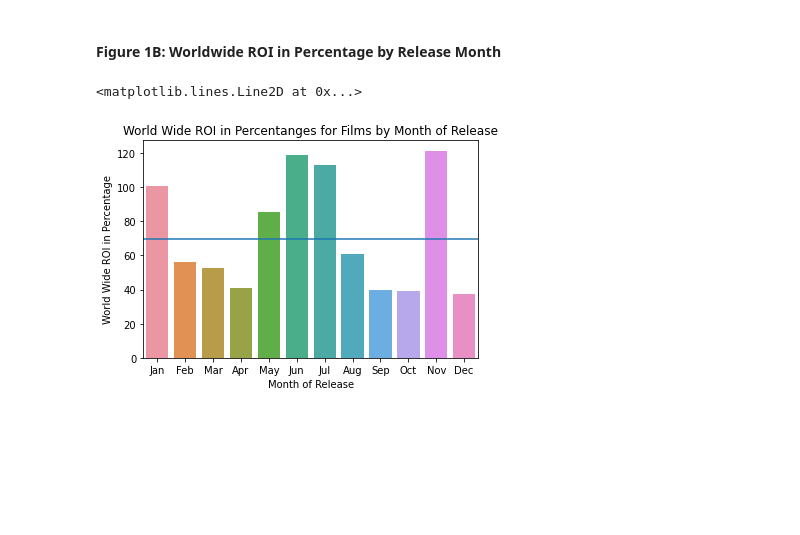
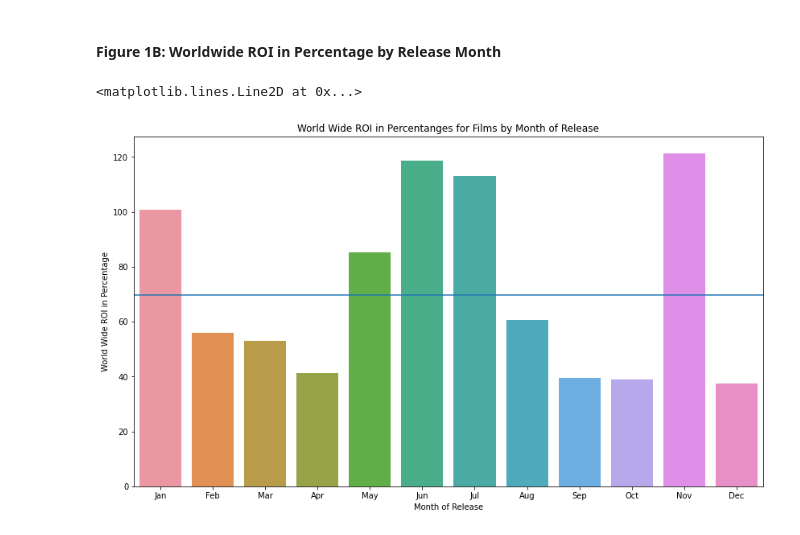
Before and after one commit to sarahadamsjack/phase-1-project-1, a Jupyter notebook: phase-1-main-project.ipynb, the cells around one changed output. Saved outputs shown, nothing was run; the diff lists cells and outputs as text; code cells hidden in the pictures; blank space fills up the shorter version.

```diff
--- a/phase-1-main-project.ipynb
+++ b/phase-1-main-project.ipynb
@@ -374,24 +375,24 @@ ax.axhline(master_data['domestic_ROI_perc'].median())
 # %%
 #graph 2: world wide roi and release month
 #NOTE: WORLD WIDE ROI INCLUDES DOMESTIC ROI
 from numpy import median
-fig, ax = plt.subplots()
+fig, ax = plt.subplots(figsize = (14, 8))
 #setting x and y variables
 y2= master_data['worldwide_ROI_perc']
 x2 = master_data['release_month']
 #graphing variables
 ax = sns.barplot(x=x2, y=y2, data=master_data,ci=None, order=['Jan', 'Feb', 'Mar', 'Apr', 'May', 'Jun', 'Jul', 'Aug', 'Sep', 'Oct', 'Nov', 'Dec'], estimator=median)
 #setting lables and titles and y-axis range
 ax.set_title("World Wide ROI in Percentanges for Films by Month of Release")
 ax.set_ylabel("World Wide ROI in Percentage")
 ax.set_xlabel("Month of Release")
 #display median
 ax.axhline(master_data['worldwide_ROI_perc'].median())
 #other edits i can do
     #use the mean for the top of the bar --> show the mean all across
 # %% [output]
 <matplotlib.lines.Line2D at 0x...>
-[figure, old version]
+[figure, new version]
 # %%
 #DRAFT: graph 2: release month & worldwide_ROI
 #y= master_data['worldwide_ROI_perc']
```
Also changed, not shown: parts of 5 cells of this notebook.
